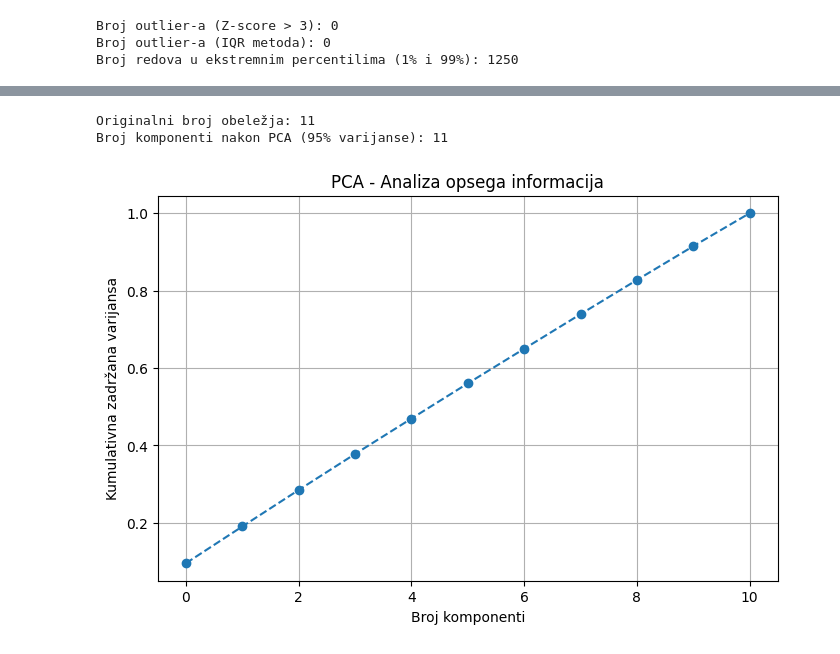
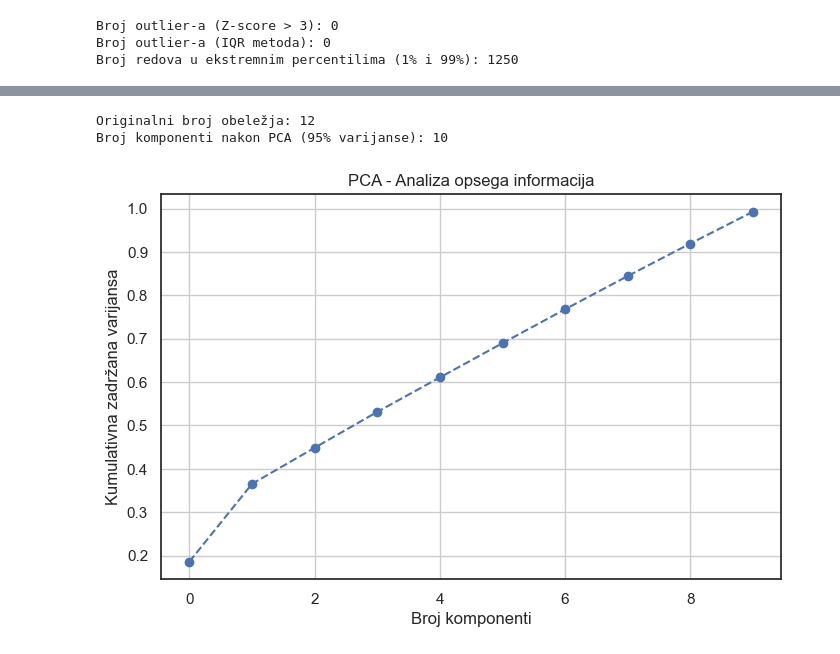
Before and after one commit to mekfluri/Marketing-and-Product-Performance-Dataset-Clustering, a Jupyter notebook: product-and-marketing.ipynb, the cells around one changed output, grey strips where cells are left out. Drawn from its saved outputs; the diff is of its cells as text; code cells hidden in the pictures.

```diff
--- a/product-and-marketing.ipynb
+++ b/product-and-marketing.ipynb
@@ -86,0 +96,18 @@ Broj redova u ekstremnim percentilima (1% i 99%): 1250
+# %%
+import pandas as pd
+import numpy as np
+from scipy.stats import median_abs_deviation
+from sklearn.preprocessing import RobustScaler
+
+df_clean['Subscription_Tier'] = df_clean['Subscription_Tier'].map({'Basic':1, 'Standard':2, 'Premium':3})
+
+for col in ['Budget', 'Revenue_Generated']:
+    df_clean[col + '_log'] = np.log1p(df_clean[col])
+
+numeric_cols = df_clean.select_dtypes(include=[np.number]).columns
+robust_z = (df_clean[numeric_cols] - df_clean[numeric_cols].median()) / median_abs_deviation(df_clean[numeric_cols])
+outliers = (robust_z.abs() > 3.5).any(axis=1)
+print(f"Broj outlier-a prema robustnom Z-score-u: {outliers.sum()}")
+
+df_final_clean = df_clean.loc[~outliers].copy()
+print(f"Broj redova nakon uklanjanja outlier-a: {df_final_clean.shape[0]}")
@@ -86,0 +119,9 @@ Broj redova u ekstremnim percentilima (1% i 99%): 1250
+# %%
+from sklearn.preprocessing import RobustScaler
+
+scaler = RobustScaler()
+df_numeric = df_final_clean[numeric_cols].dropna(axis=1, how='all')
+df_numeric = df_numeric.fillna(df_numeric.median())
+features_scaled = scaler.fit_transform(df_numeric)
+
+print("Podaci su spremni za klasterizaciju.")
@@ -113,28 +157,23 @@ plt.show()
 # %%
-from sklearn.preprocessing import StandardScaler
 from sklearn.decomposition import PCA
+import matplotlib.pyplot as plt
+import numpy as np
 
-# 1. Standardizacija (Neophodna za PCA i klasterizaciju - Recept 9.1 i 19.1)
-scaler = StandardScaler()
-features_std = scaler.fit_transform(df_clean.select_dtypes(include=[np.number]))
+pca = PCA(n_components=0.95, whiten=True)
 
-# 2. Primena PCA (Zadržavamo 95% varijanse - Recept 9.1)
-pca = PCA(n_components=0.95, whiten=True)
-features_pca = pca.fit_transform(features_std)
+features_pca = pca.fit_transform(features_scaled)
 
-# 3. Analiza rezultata
-print(f"Originalni broj obeležja: {features_std.shape[1]}")
+print(f"Originalni broj obeležja: {features_scaled.shape[1]}")
 print(f"Broj komponenti nakon PCA (95% varijanse): {features_pca.shape[1]}")
 
-# Vizuelizacija kumulativne varijanse
-plt.figure(figsize=(8, 5))
+plt.figure(figsize=(8,5))
 plt.plot(np.cumsum(pca.explained_variance_ratio_), marker='o', linestyle='--')
 plt.xlabel('Broj komponenti')
 plt.ylabel('Kumulativna zadržana varijansa')
 plt.title('PCA - Analiza opsega informacija')
 plt.grid(True)
 plt.show()
 # %% [output]
-Originalni broj obeležja: 11
-Broj komponenti nakon PCA (95% varijanse): 11
+Originalni broj obeležja: 12
+Broj komponenti nakon PCA (95% varijanse): 10
-[figure, old version]
+[figure, new version]
```
Also changed, not shown: parts of 32 cells of this notebook.
